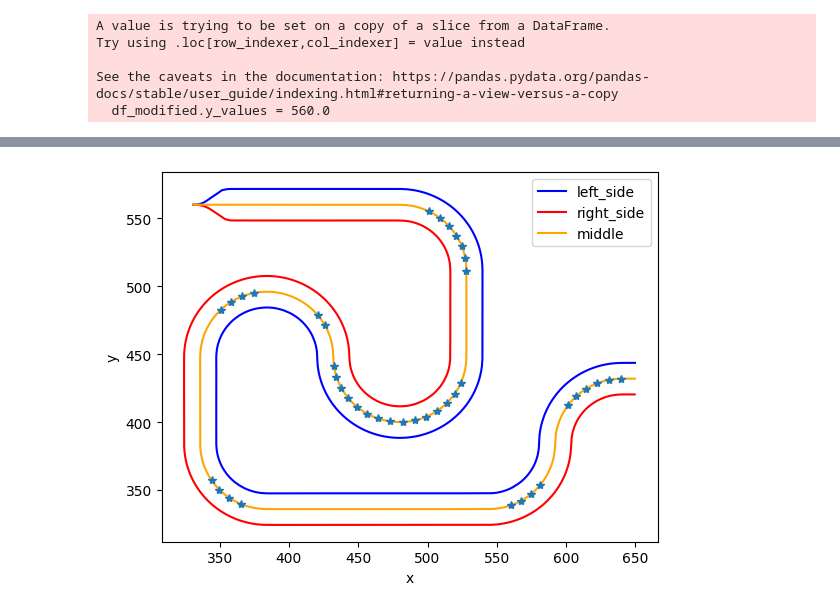
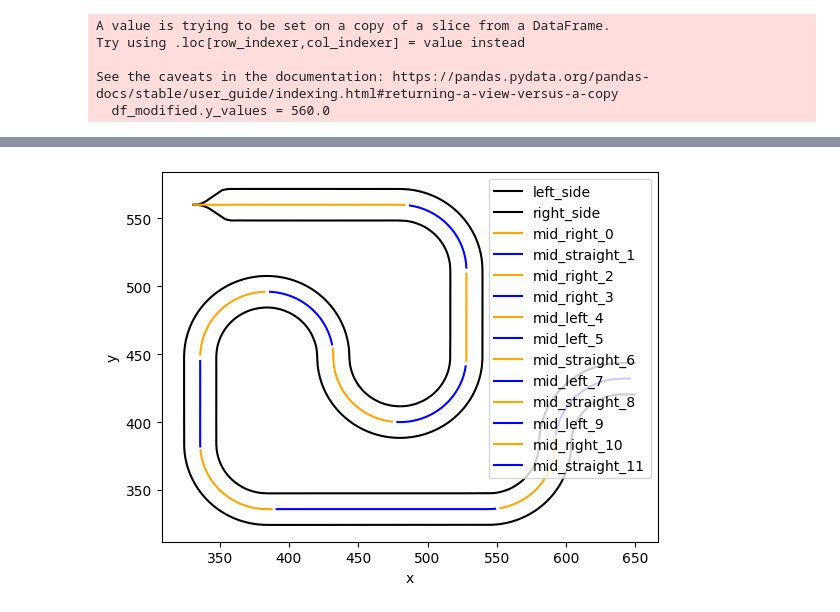
Before and after one commit to victrolles/Trackmania-DL-RL, a Jupyter notebook: maps/get_middle_road.ipynb, the cells around one changed output, grey strips where cells are left out. Cells and saved outputs as stored; diff of their text form; code cells hidden in the pictures.

Commit message:
made the code to get turns and distances in json file

```diff
--- a/maps/get_middle_road.ipynb
+++ b/maps/get_middle_road.ipynb
@@ -181,21 +157,53 @@ for point, mean_angle in list_mean_angles_points[1:]:
-# %%
-left_side_road_coordinates = pd.read_csv('RL_map_training/road_left.csv')
-right_side_road_coordinates = pd.read_csv('RL_map_training/road_right.csv')
-middle_side_road_coordinates = pd.read_csv('RL_map_training/road_middle.csv')
-
-fig, ax = plt.subplots()
-
-ax.plot(left_side_road_coordinates.x_values, left_side_road_coordinates.y_values, color='blue', label='left_side')
-ax.plot(right_side_road_coordinates.x_values, right_side_road_coordinates.y_values, color='red', label='right_side')
-ax.plot(middle_side_road_coordinates.x_values, middle_side_road_coordinates.y_values, color='orange', label='middle')
-
-# print(len(turns_list))
-# print(turns_list_x)
-# print(turns_list_y)
-ax.plot(turns_list_x, turns_list_y, marker='*', ls='none')
-
-ax.set(xlabel='x', ylabel='y')
-ax.legend()
-plt.show()
-# %% [output]
-[figure, removed]
+# %%
+left_side_road_coordinates = pd.read_csv('RL_map_training/road_left.csv')
+right_side_road_coordinates = pd.read_csv('RL_map_training/road_right.csv')
+
+with open('RL_map_training/dict.json', "r+") as json_file:
+    file_data  = json.load(json_file)
+
+file_data["road_sections"][0]["list_middle_points"]
+
+# convert a list of list of 2 coordinates x and y to 2 lists, one with x and one with y
+def convert_list_to_2_lists(list_of_list):
+    x_values = []
+    y_values = []
+    for coordinates in list_of_list:
+        x_values.append(coordinates[0])
+        y_values.append(coordinates[1])
+    return x_values, y_values
+
+
+fig, ax = plt.subplots()
+
+ax.plot(left_side_road_coordinates.x_values, left_side_road_coordinates.y_values, color='black', label='left_side')
+ax.plot(right_side_road_coordinates.x_values, right_side_road_coordinates.y_values, color='black', label='right_side')
+
+for idx, road_section in enumerate(file_data["road_sections"]):
+
+    # convert a list of list of 2 coordinates x and y to 2 lists, one with x and one with y
+    x_values, y_values = convert_list_to_2_lists(road_section["list_middle_points"])
+
+    # Change color between sections
+    if idx % 2 == 0:
+        color='orange'
+    else:
+        color='blue'
+
+    # Create the label of the section
+    label = 'mid_'
+    if road_section["direction_turn"] == 1:
+        label += 'right_'
+    elif road_section["direction_turn"] == -1:
+        label += 'left_'
+    else:
+        label += 'straight_'
+    label += str(idx)
+
+    # Plot the middle points of the road
+    ax.plot(x_values, y_values, color=color, label=label)
+
+ax.set(xlabel='x', ylabel='y')
+ax.legend()
+plt.show()
+# %% [output]
+[figure, added]
```
Also changed, not shown: parts of 12 cells of this notebook, 2 other files.
